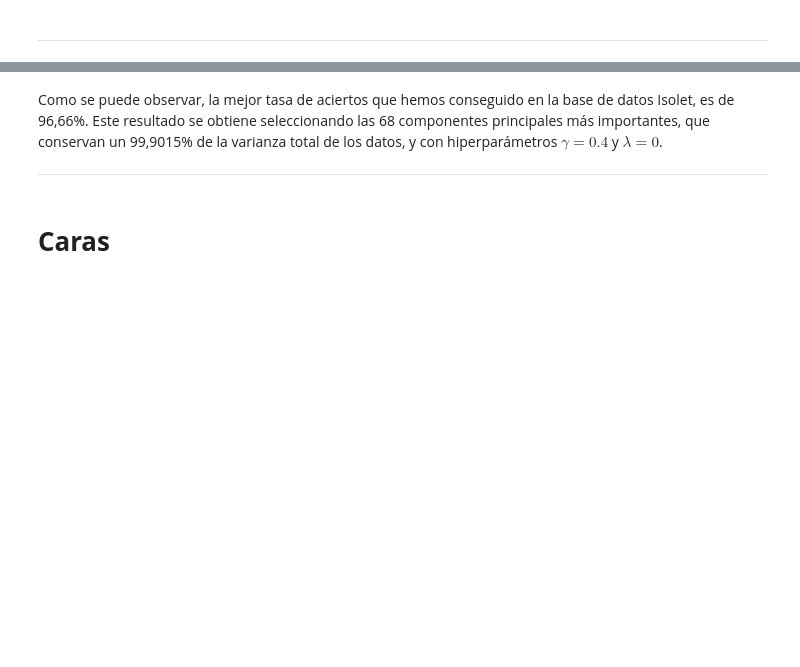
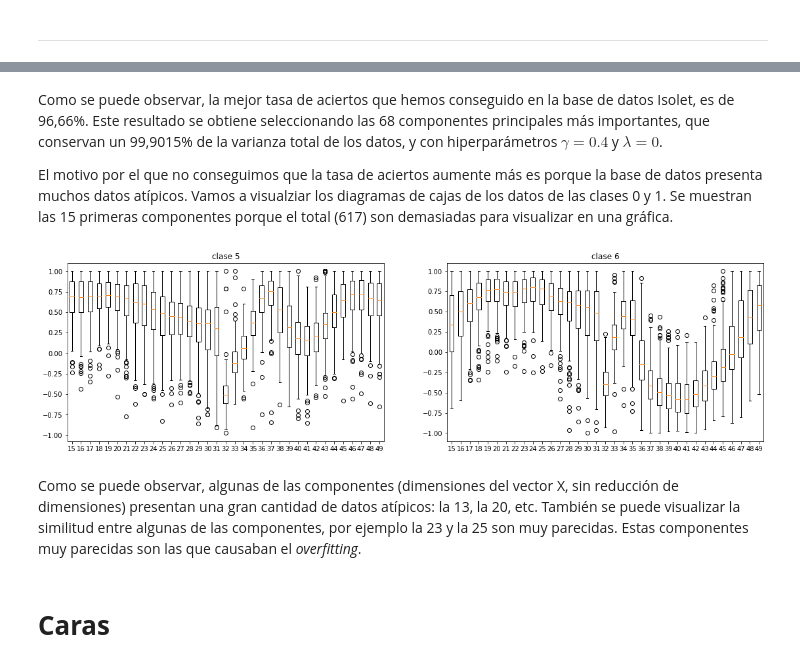
Before and after one commit to JB0linches/ReconocimientoDeFormas, a Jupyter notebook: Practica4.ipynb, the cells around one changed output, grey strips where cells are left out. Cells and saved outputs as stored; diff of their text form; code cells hidden in the pictures; blank space fills up the shorter version.

```diff
--- a/Practica4.ipynb
+++ b/Practica4.ipynb
@@ -919,7 +942,3 @@ clf = find_best_parameters_quad(X, y, ExclusionSplitter(np.arange(0, len(X_train
 # %% [output]
         Selected shrinkage = 0.23
         Accuracy: 0.956 (+/- 0.000)
-# %%
-clf = ClassifEstadisticoRegularizado_metodo_sklearn(np.unique(y))
-clf.fit(X, y, reg_param=0.23)
-print(clf.score(X, y))
@@ -1531,7 +1554,29 @@ En los casos en los que se prueba primero ACP y luego ADL (y viceversa), de la "
 | Est. reg. con ADL y ACP (99,9%)| 59 | 527 | 0.999020 | 0.9654 | 0.4 | 0 |
 # %% [markdown]
 Como se puede observar, la mejor tasa de aciertos que hemos conseguido en la base de datos Isolet, es de 96,66%. Este resultado se obtiene seleccionando las 68 componentes principales más importantes, que conservan un 99,9015% de la varianza total de los datos, y con hiperparámetros $\gamma=0.4$ y $\lambda=0$.
-***
+
+El motivo por el que no conseguimos que la tasa de aciertos aumente más es porque la base de datos presenta muchos datos atípicos. Vamos a visualziar los diagramas de cajas de los datos de las clases 0 y 1. Se muestran las 15 primeras componentes porque el total (617) son demasiadas para visualizar en una gráfica.
+# %%
+# visualizar las [start:end] componentes de las clases clase1 y clase2
+start = 15
+end = 50
+clase1 = 5
+clase2 = 6
+
+fig = plt.figure(figsize=(19, 5))
+ax = fig.add_subplot(121)
+bp = ax.boxplot(X[y==clase1][:,start:end])
+labels = ax.set_xticklabels(list(range(start, end)))
+title = ax.set_title('clase %d' % clase1)
+
+ax = fig.add_subplot(122)
+bp = ax.boxplot(X[y==clase2][:,start:end])
+labels = ax.set_xticklabels(list(range(start, end)))
+title = ax.set_title('clase %d' % clase2)
+# %% [output]
+[figure, added]
+# %% [markdown]
+Como se puede observar, algunas de las componentes (dimensiones del vector X, sin reducción de dimensiones) presentan una gran cantidad de datos atípicos: la 13, la 20, etc. También se puede visualizar la similitud entre algunas de las componentes, por ejemplo la 23 y la 25 son muy parecidas. Estas componentes muy parecidas son las que causaban el *overfitting*.
 # %% [markdown]
 # **Caras**
 # %%
```
Also changed, not shown: parts of 24 cells of this notebook.
